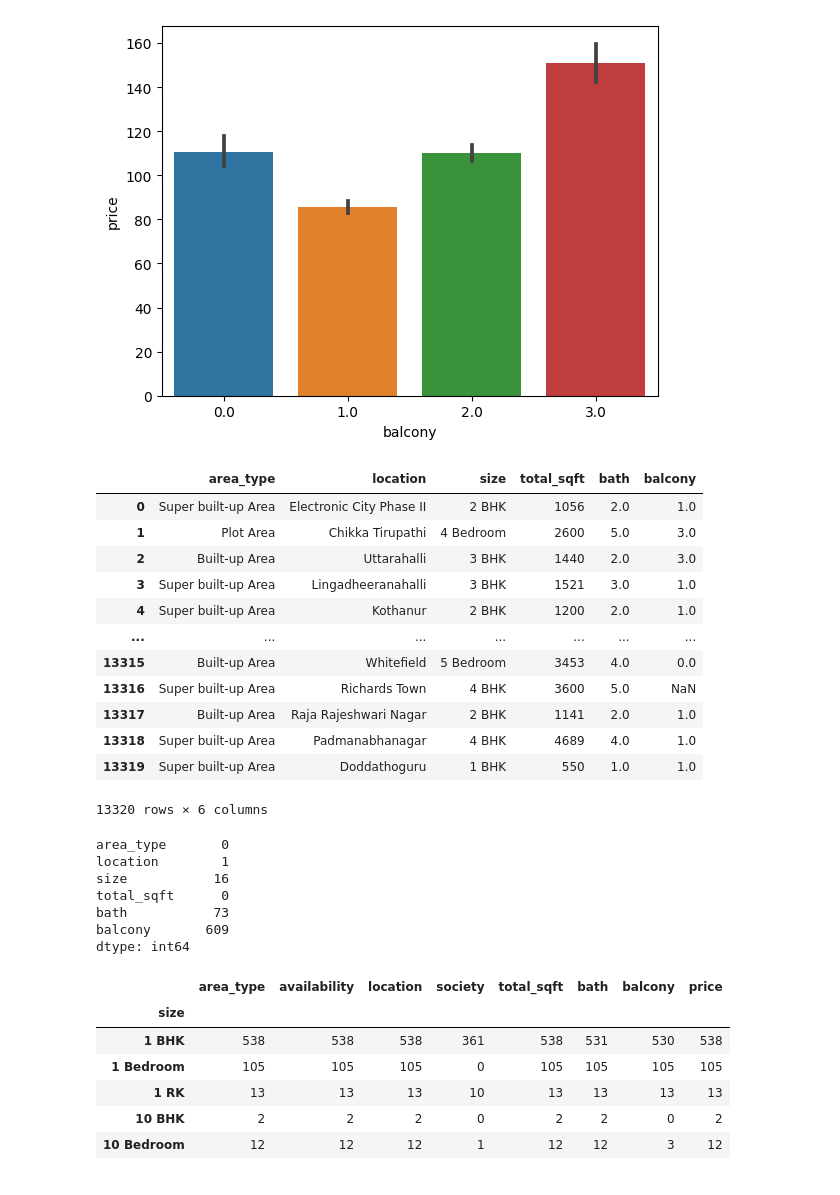
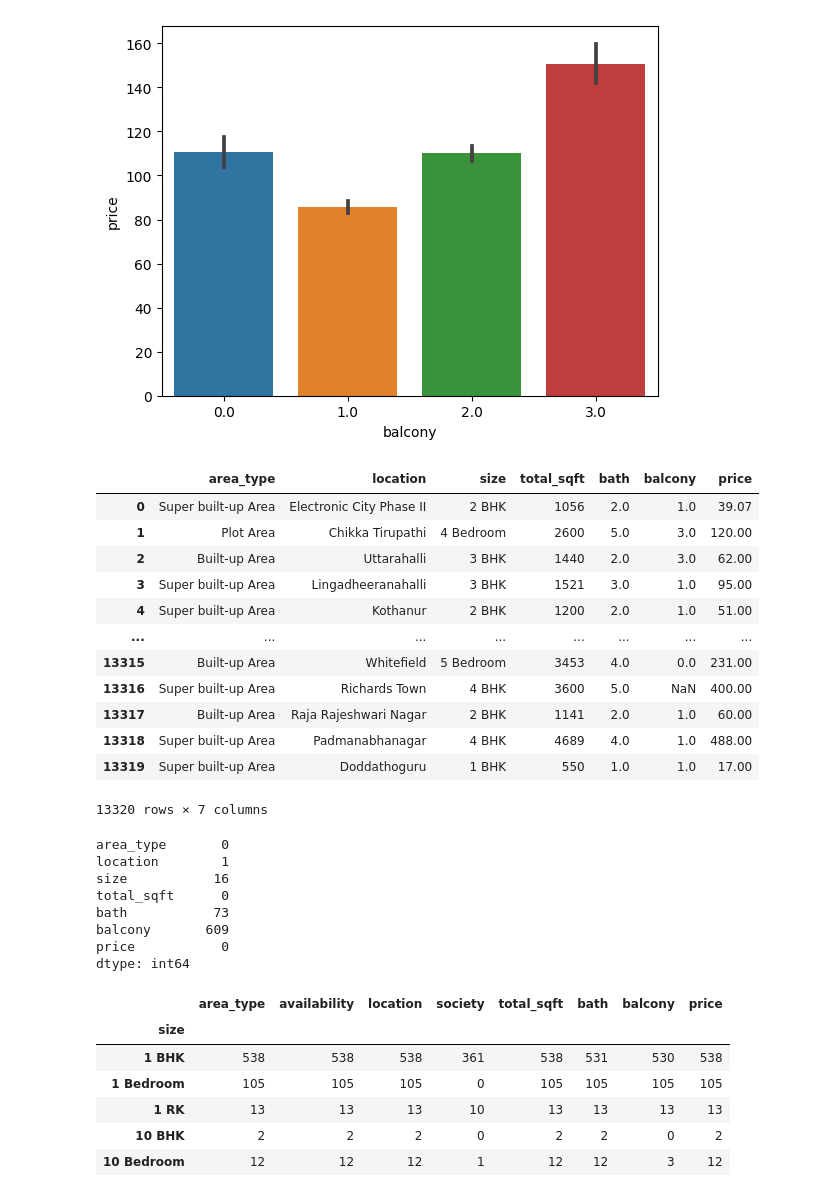
Before and after one commit to rohinish404/ml-projects, a Jupyter notebook: house-prices/House-prices.ipynb, the cells around one changed output. Cells and saved outputs as stored; diff of their text form; code cells hidden in the pictures.

Commit message:
housing-prices-model

```diff
--- a/house-prices/House-prices.ipynb
+++ b/house-prices/House-prices.ipynb
@@ -102,23 +104,23 @@ sns.barplot(x=df['balcony'],y=df['price'])
 <AxesSubplot: xlabel='balcony', ylabel='price'>
 [figure]
 # %%
-df_new = df.drop(['availability','society','price'],axis='columns')
-target = df['price']
+df_new = df.drop(['availability','society'],axis='columns')
+
 df_new
 # %% [output]
-|  | area_type | location | size | total_sqft | bath | balcony |
-| 0 | Super built-up Area | Electronic City Phase II | 2 BHK | 1056 | 2.0 | 1.0 |
-| 1 | Plot Area | Chikka Tirupathi | 4 Bedroom | 2600 | 5.0 | 3.0 |
-| 2 | Built-up Area | Uttarahalli | 3 BHK | 1440 | 2.0 | 3.0 |
-| 3 | Super built-up Area | Lingadheeranahalli | 3 BHK | 1521 | 3.0 | 1.0 |
-| 4 | Super built-up Area | Kothanur | 2 BHK | 1200 | 2.0 | 1.0 |
-| ... | ... | ... | ... | ... | ... | ... |
-| 13315 | Built-up Area | Whitefield | 5 Bedroom | 3453 | 4.0 | 0.0 |
-| 13316 | Super built-up Area | Richards Town | 4 BHK | 3600 | 5.0 | NaN |
-| 13317 | Built-up Area | Raja Rajeshwari Nagar | 2 BHK | 1141 | 2.0 | 1.0 |
-| 13318 | Super built-up Area | Padmanabhanagar | 4 BHK | 4689 | 4.0 | 1.0 |
-| 13319 | Super built-up Area | Doddathoguru | 1 BHK | 550 | 1.0 | 1.0 |
+|  | area_type | location | size | total_sqft | bath | balcony | price |
+| 0 | Super built-up Area | Electronic City Phase II | 2 BHK | 1056 | 2.0 | 1.0 | 39.07 |
+| 1 | Plot Area | Chikka Tirupathi | 4 Bedroom | 2600 | 5.0 | 3.0 | 120.00 |
+| 2 | Built-up Area | Uttarahalli | 3 BHK | 1440 | 2.0 | 3.0 | 62.00 |
+| 3 | Super built-up Area | Lingadheeranahalli | 3 BHK | 1521 | 3.0 | 1.0 | 95.00 |
+| 4 | Super built-up Area | Kothanur | 2 BHK | 1200 | 2.0 | 1.0 | 51.00 |
+| ... | ... | ... | ... | ... | ... | ... | ... |
+| 13315 | Built-up Area | Whitefield | 5 Bedroom | 3453 | 4.0 | 0.0 | 231.00 |
+| 13316 | Super built-up Area | Richards Town | 4 BHK | 3600 | 5.0 | NaN | 400.00 |
+| 13317 | Built-up Area | Raja Rajeshwari Nagar | 2 BHK | 1141 | 2.0 | 1.0 | 60.00 |
+| 13318 | Super built-up Area | Padmanabhanagar | 4 BHK | 4689 | 4.0 | 1.0 | 488.00 |
+| 13319 | Super built-up Area | Doddathoguru | 1 BHK | 550 | 1.0 | 1.0 | 17.00 |
-13320 rows × 6 columns
+13320 rows × 7 columns
 # %%
 df_new.isna().sum()
 # %% [output]
@@ -128,6 +130,7 @@ size           16
 total_sqft      0
 bath           73
 balcony       609
+price           0
 dtype: int64
 # %%
 df.groupby(['size']).count()
```
Also changed, not shown: parts of 17 cells of this notebook.
